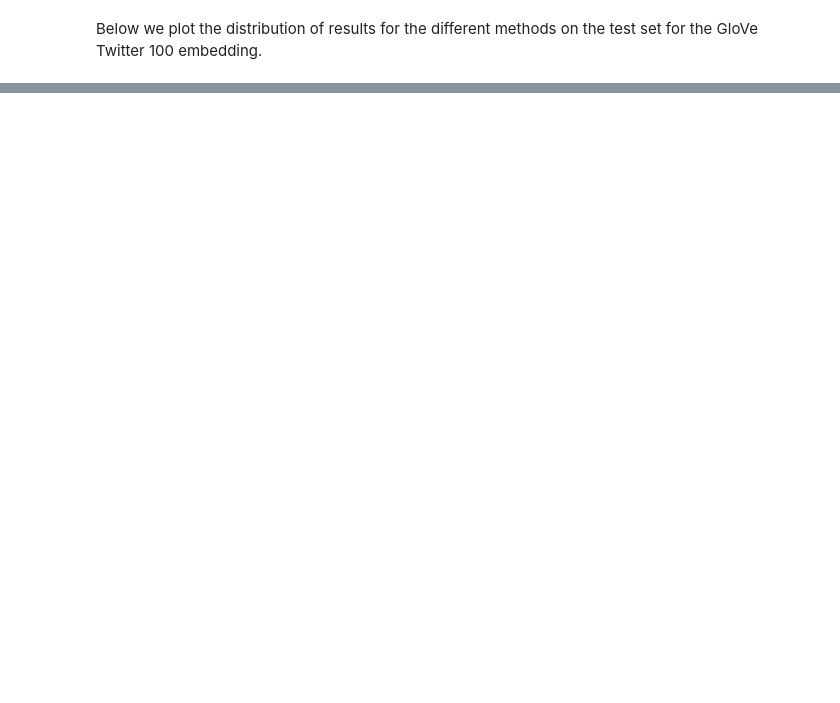
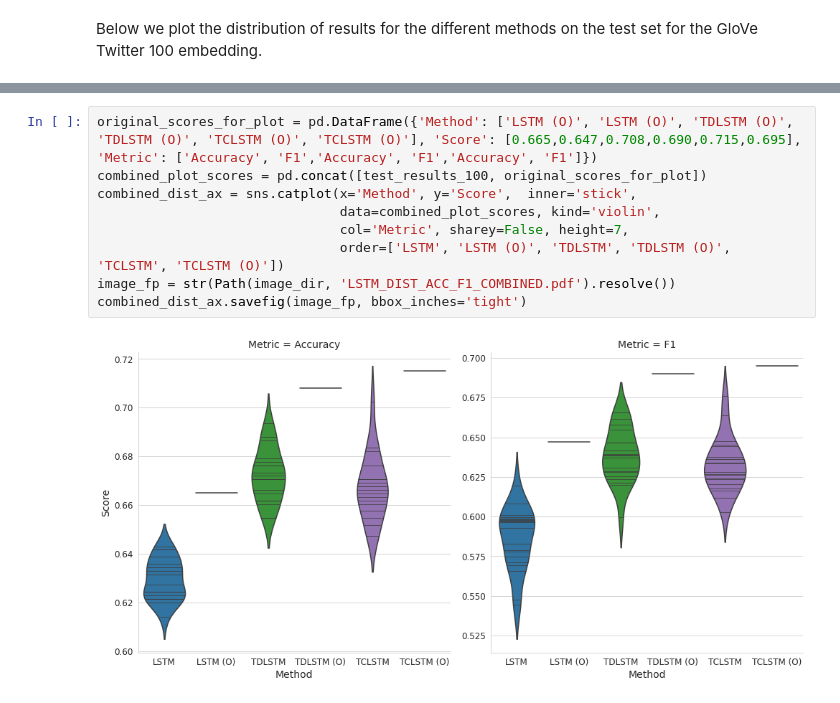
Before and after one commit to apmoore1/thesis-chapter-5-linear-models, a Jupyter notebook: reproduction_tang.ipynb, the cells around one changed output, grey strips where cells are left out. Cells and saved outputs as stored; diff of their text form; blank space fills up the shorter version.

```diff
--- a/reproduction_tang.ipynb
+++ b/reproduction_tang.ipynb
@@ -549,0 +547,11 @@ dist_ax.savefig(image_fp, bbox_inches='tight')
+# %%
+original_scores_for_plot = pd.DataFrame({'Method': ['LSTM (O)', 'LSTM (O)', 'TDLSTM (O)', 'TDLSTM (O)', 'TCLSTM (O)', 'TCLSTM (O)'], 'Score': [0.665,0.647,0.708,0.690,0.715,0.695], 'Metric': ['Accuracy', 'F1','Accuracy', 'F1','Accuracy', 'F1']})
+combined_plot_scores = pd.concat([test_results_100, original_scores_for_plot])
+combined_dist_ax = sns.catplot(x='Method', y='Score',  inner='stick',
+                               data=combined_plot_scores, kind='violin',
+                               col='Metric', sharey=False, height=7,
+                               order=['LSTM', 'LSTM (O)', 'TDLSTM', 'TDLSTM (O)', 'TCLSTM', 'TCLSTM (O)'])
+image_fp = str(Path(image_dir, 'LSTM_DIST_ACC_F1_COMBINED.pdf').resolve())
+combined_dist_ax.savefig(image_fp, bbox_inches='tight')
+# %% [output]
+[figure, added]
```
Also changed, not shown: parts of 6 cells of this notebook, 1 other file.
